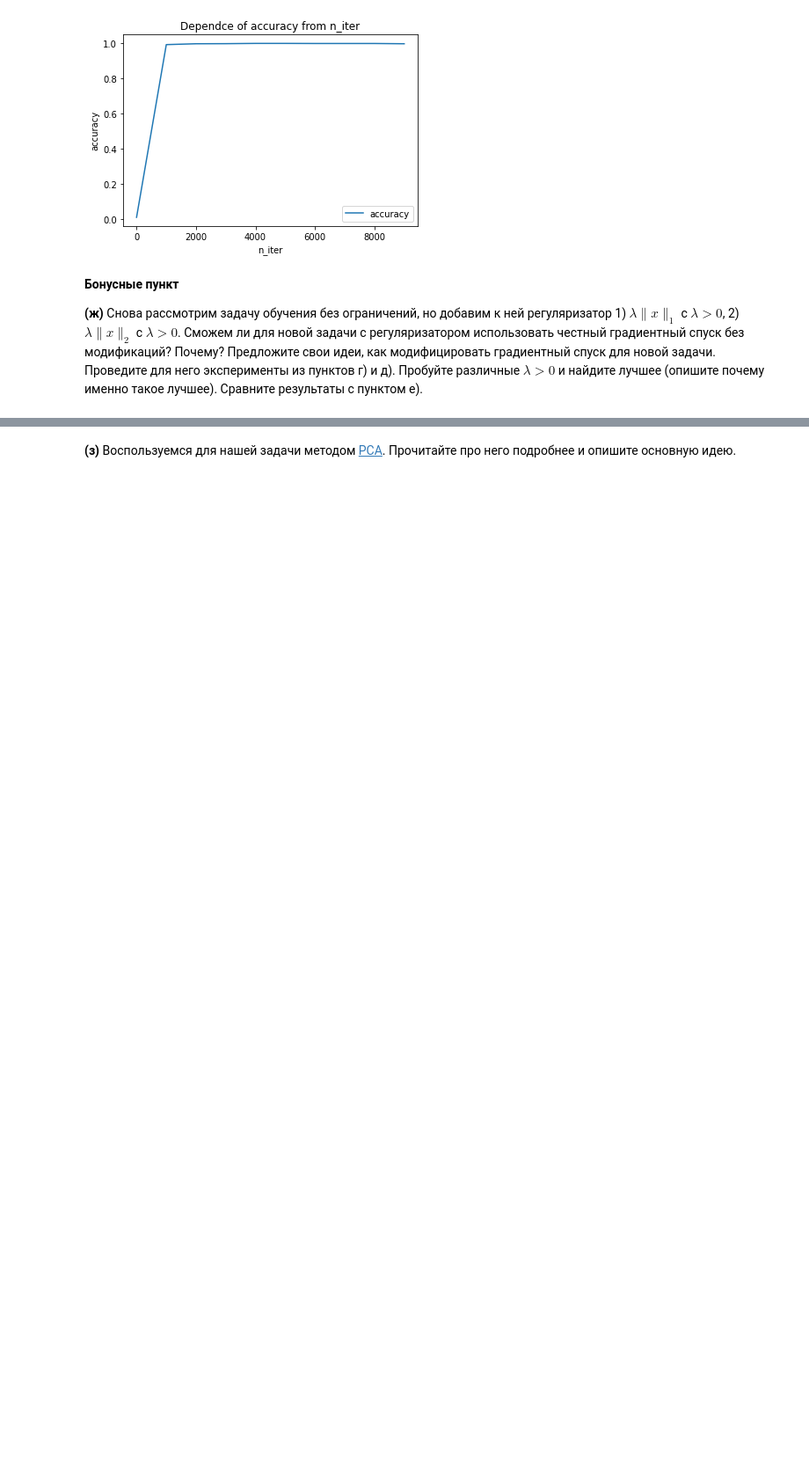
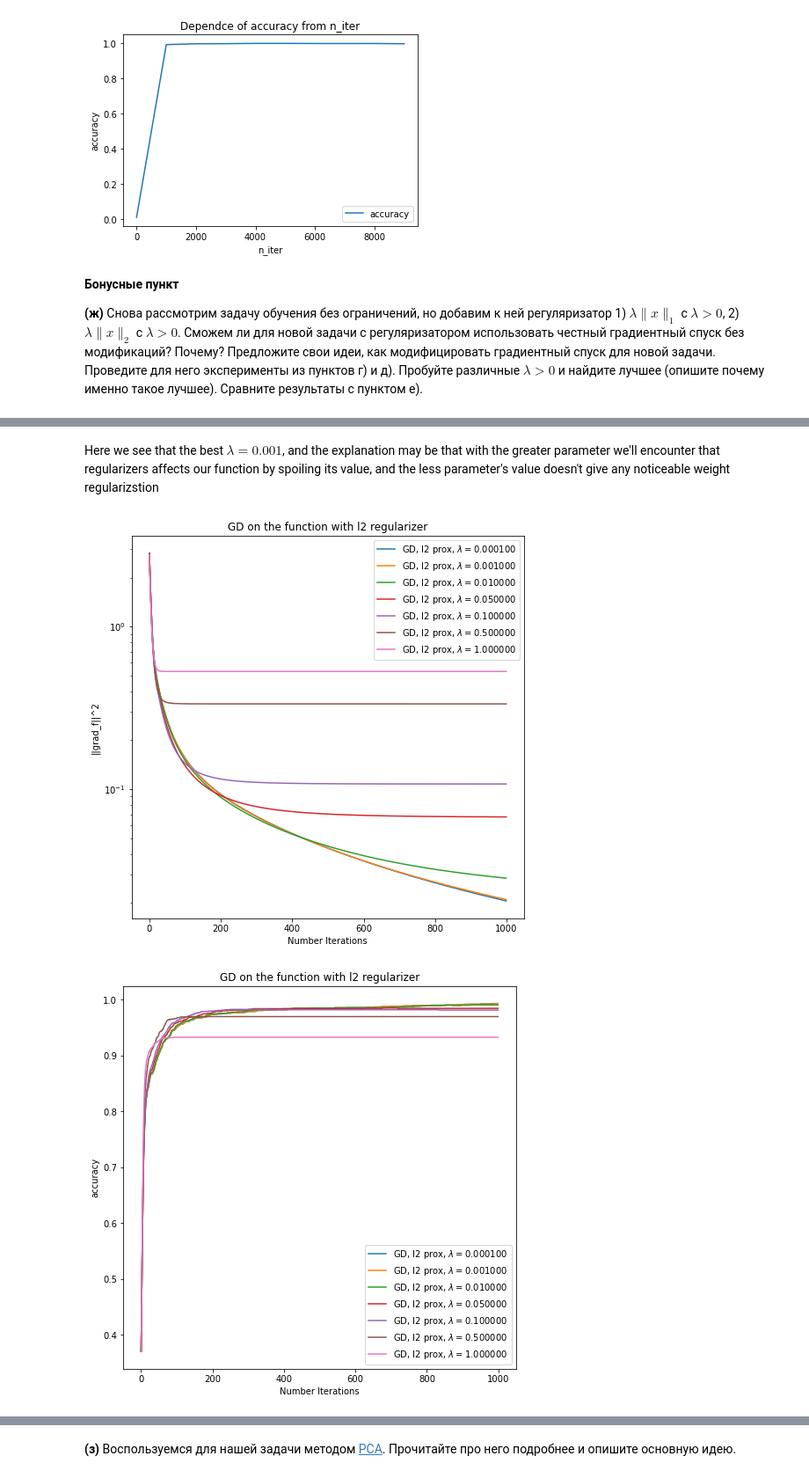
Before and after one commit to k2a07/MIPT-homeworks, a Jupyter notebook: Acharya_Kirill_Optimization_HW_2.ipynb, the cells around one changed output, grey strips where cells are left out. Shown at 88% size. Cells and saved outputs as stored; diff of their text form; code cells hidden in the pictures; blank space fills up the shorter version.

```diff
--- a/Acharya_Kirill_Optimization_HW_2.ipynb
+++ b/Acharya_Kirill_Optimization_HW_2.ipynb
@@ -372,0 +471,33 @@ __(ж)__ Снова рассмотрим задачу обучения без о
+# %% [markdown]
+Here we see that the best $\lambda = 0.001$, and the explanation may be that with the greater parameter we'll encounter that regularizers affects our function by spoiling its value, and the less parameter's value doesn't give any noticeable weight regularizstion
+# %%
+#l2 regularization
+n_iter = 1000
+iter_list, differences_list, acc_list, label = [], [], [], []
+
+def gamma_k(k, func, nabla_f, x_curr, x_sol, args):
+    return 1/args['L']
+
+def l2_prox(x, k, args):
+    gamma = gamma_k(None, None, None, None, None, args)
+    denominator = 1 + gamma * args['lambda']
+    return x / denominator
+
+for args['lambda'] in [0.0001, 0.001, 0.01, 0.05, 0.1, 0.5, 1]:
+    gd = opt.GradientOptimizer(f2, grad_f, gamma_k = gamma_k,
+                                criterium = '||grad_f(x_k)||', x_0 = w_0, args = args, n_iter=n_iter,
+                                acc_k=acc, prox_activate=True, prox_func=l2_prox)
+
+    points_arr, differences_arr, times_arr, acc_arr = gd.descent()
+    iter_arr = [i for i in range(len(differences_arr))]
+
+    iter_list.append(iter_arr)
+    differences_list.append(differences_arr)
+    acc_list.append(acc_arr)
+    label.append(r"GD, l2 prox, $\lambda = %f$" % args['lambda'])
+
+opt.plot_graphs(iter_list, differences_list, "Number Iterations", label, "GD on the function with l2 regularizer", logscale = True, criteria_type = "||grad_f||^2")
+opt.plot_graphs(iter_list, acc_list, "Number Iterations", label, "GD on the function with l2 regularizer", logscale = False, criteria_type = "accuracy")
+# %% [output]
+[figure, added]
+[figure, added]
```
Also changed, not shown: parts of 27 cells of this notebook.
